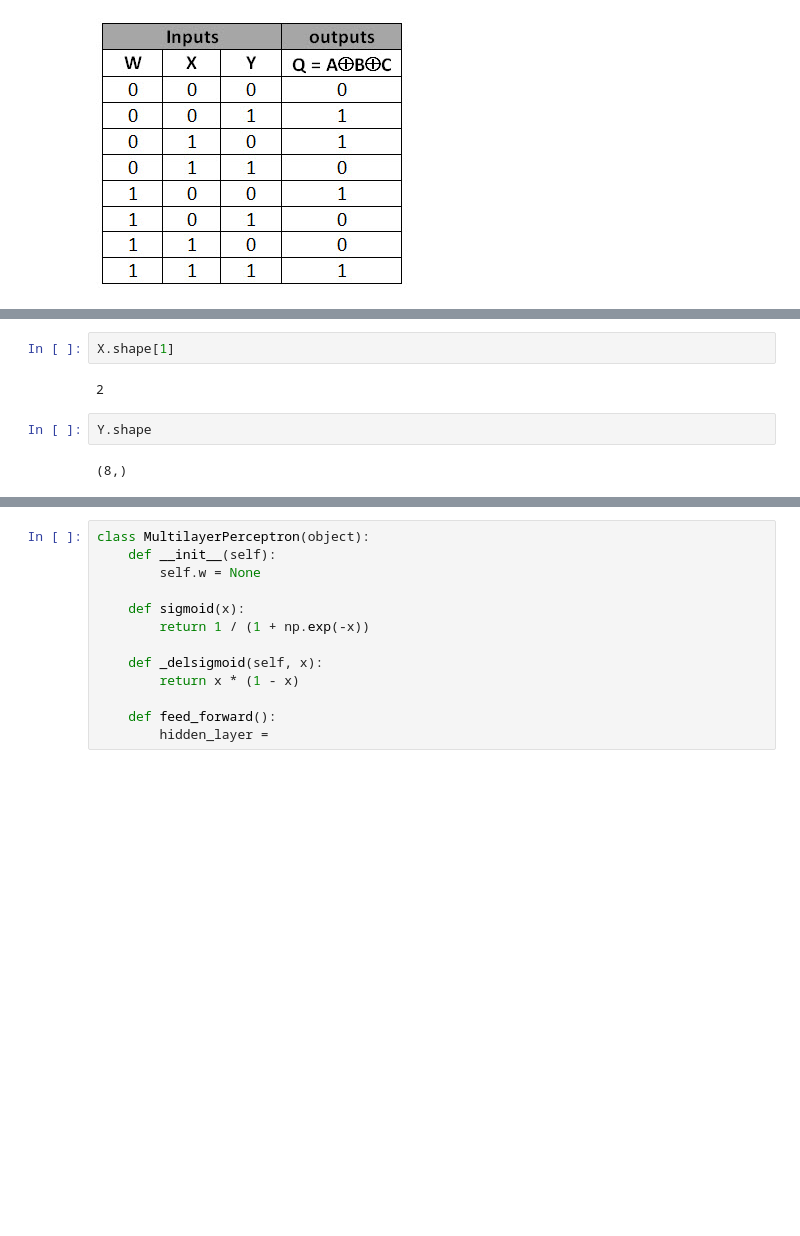
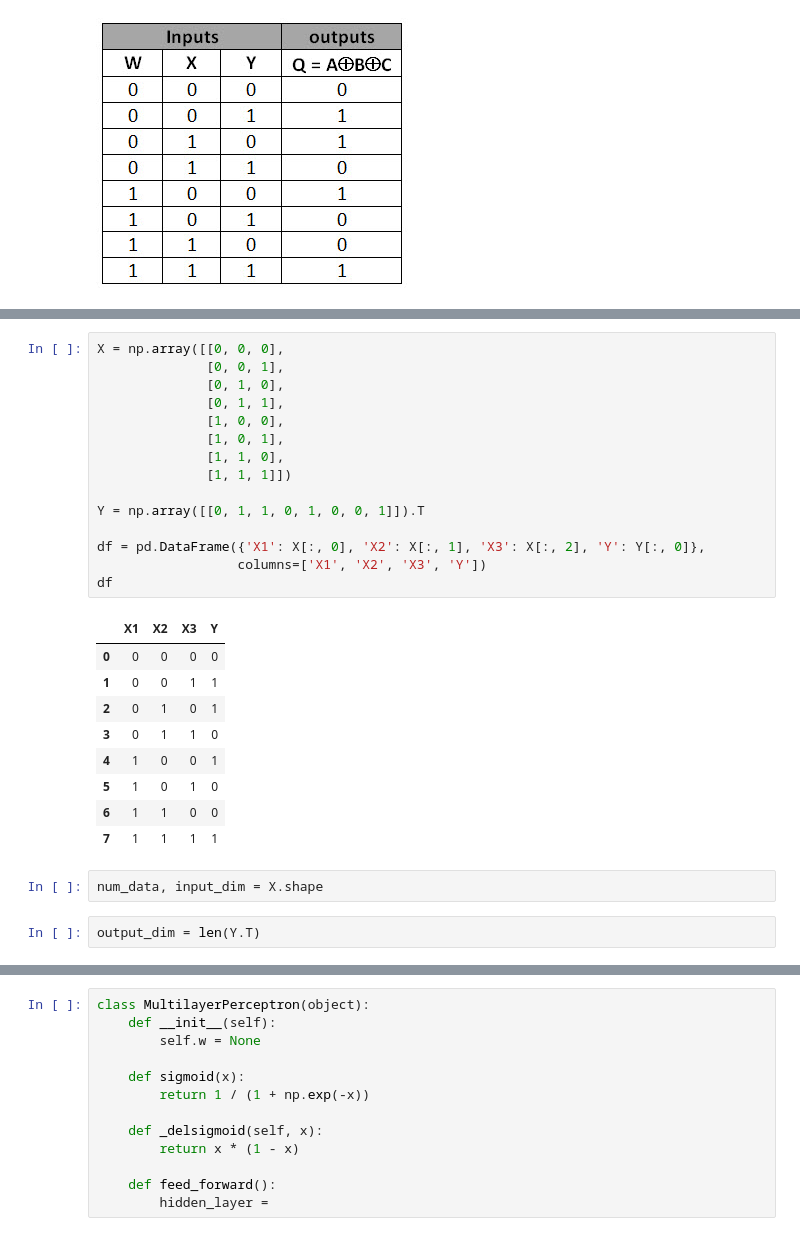
Before and after one commit to kae4ka/university-hometasks, a Jupyter notebook: INS.ipynb, the cells around one changed output, grey strips where cells are left out. Drawn from its saved outputs; the diff is of its cells as text; blank space fills up the shorter version.

```diff
--- a/INS.ipynb
+++ b/INS.ipynb
@@ -297,14 +297,35 @@ df
 | 1 | 0 | 1 | 1 |
 | 2 | 1 | 0 | 1 |
 | 3 | 1 | 1 | 0 |
-# %%
-X.shape[1]
-# %% [output]
-2
-# %%
-Y.shape
-# %% [output]
-(8,)
+# %%
+X = np.array([[0, 0, 0],
+              [0, 0, 1],
+              [0, 1, 0],
+              [0, 1, 1],
+              [1, 0, 0],
+              [1, 0, 1],
+              [1, 1, 0],
+              [1, 1, 1]])
+
+Y = np.array([[0, 1, 1, 0, 1, 0, 0, 1]]).T
+
+df = pd.DataFrame({'X1': X[:, 0], 'X2': X[:, 1], 'X3': X[:, 2], 'Y': Y[:, 0]},
+                  columns=['X1', 'X2', 'X3', 'Y'])
+df
+# %% [output]
+|  | X1 | X2 | X3 | Y |
+| 0 | 0 | 0 | 0 | 0 |
+| 1 | 0 | 0 | 1 | 1 |
+| 2 | 0 | 1 | 0 | 1 |
+| 3 | 0 | 1 | 1 | 0 |
+| 4 | 1 | 0 | 0 | 1 |
+| 5 | 1 | 0 | 1 | 0 |
+| 6 | 1 | 1 | 0 | 0 |
+| 7 | 1 | 1 | 1 | 1 |
+# %%
+num_data, input_dim = X.shape
+# %%
+output_dim = len(Y.T)
 # %%
 def sign(u):
   return 1 if (u > 0) else 0
```
Also changed, not shown: parts of 11 cells of this notebook.
